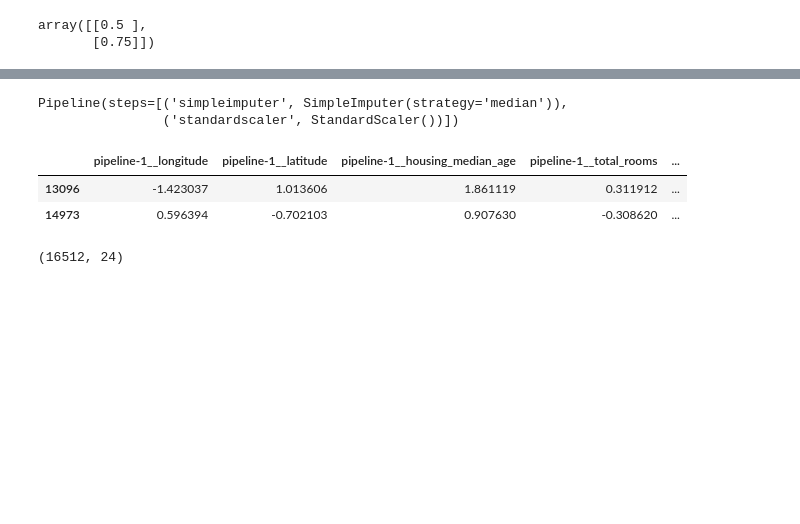
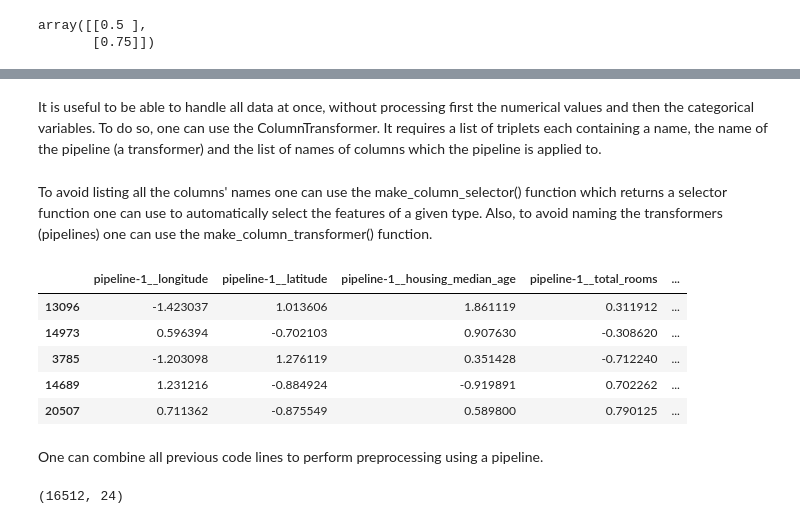
Before and after one commit to FelixPotato2/FelixPotato2, a Jupyter notebook: Predict_district_prices.ipynb, the cells around one changed output, grey strips where cells are left out. Cells and saved outputs as stored; diff of their text form; code cells hidden in the pictures; blank space fills up the shorter version.

```diff
--- a/Predict_district_prices.ipynb
+++ b/Predict_district_prices.ipynb
@@ -57,0 +19,3 @@ housing = load_housing_data()
+# %%
+data = '/content/data/housing/housing.csv'
+housing = pd.read_csv(data)
@@ -281,0 +208,2 @@ for set_ in (strat_train_set, strat_test_set):
+# %%
+strat_train_set, strat_test_set = train_test_split(housing, test_size = 0.2, stratify = housing['income_cat'], random_state = 42)
@@ -1000,8 +823,5 @@ SimpleImputer(strategy='median')
-# %%
-num_pipeline.set_params(simpleimputer__strategy="median")
-# %% [output]
-Pipeline(steps=[('simpleimputer', SimpleImputer(strategy='median')),
-                ('standardscaler', StandardScaler())])
+# %% [markdown]
+It is useful to be able to handle all data at once, without processing first the numerical values and then the categorical variables. To do so, one can use the ColumnTransformer. It requires a list of triplets each containing a name, the name of the pipeline (a transformer) and the list of names of columns which the pipeline is applied to.
 # %%
 from sklearn.compose import ColumnTransformer
 
@@ -1019,24 +839,30 @@ preprocessing = ColumnTransformer([
 ])
+# %% [markdown]
+To avoid listing all the columns' names one can use the make_column_selector() function which returns a selector function one can use to automatically select the features of a given type. Also, to avoid naming the transformers (pipelines) one can use the make_column_transformer() function.
 # %%
 from sklearn.compose import make_column_selector, make_column_transformer
 
-preprocessing = make_column_transformer(
-    (num_pipeline, make_column_selector(dtype_include=np.number)),
-    (cat_pipeline, make_column_selector(dtype_include=object)),
-)
+preprocessing = make_column_transformer((num_pipeline,
+                                        make_column_selector(dtype_include = np.number)),
+                                        (cat_pipeline,
+                                         make_column_selector(dtype_include = object)),
+                                        )
 # %%
 housing_prepared = preprocessing.fit_transform(housing)
 # %%
-# extra code – shows that we can get a DataFrame out if we want
-housing_prepared_fr = pd.DataFrame(
-    housing_prepared,
-    columns=preprocessing.get_feature_names_out(),
-    index=housing.index)
-housing_prepared_fr.head(2)
+df_housing_prepared = pd.DataFrame(housing_prepared,
+                                   columns = preprocessing.get_feature_names_out(),
+                                   index = housing.index)
+df_housing_prepared.head()
 # %% [output]
 |  | pipeline-1__longitude | pipeline-1__latitude | pipeline-1__housing_median_age | pipeline-1__total_rooms | ... |
 | 13096 | -1.423037 | 1.013606 | 1.861119 | 0.311912 | ... |
 | 14973 | 0.596394 | -0.702103 | 0.907630 | -0.308620 | ... |
+| 3785 | -1.203098 | 1.276119 | 0.351428 | -0.712240 | ... |
+| 14689 | 1.231216 | -0.884924 | -0.919891 | 0.702262 | ... |
+| 20507 | 0.711362 | -0.875549 | 0.589800 | 0.790125 | ... |
+# %% [markdown]
+One can combine all previous code lines to perform preprocessing using a pipeline.
 # %%
 def column_ratio(X):
     return X[:, [0]] / X[:, [1]]
```
Also changed, not shown: parts of 451 cells of this notebook.
